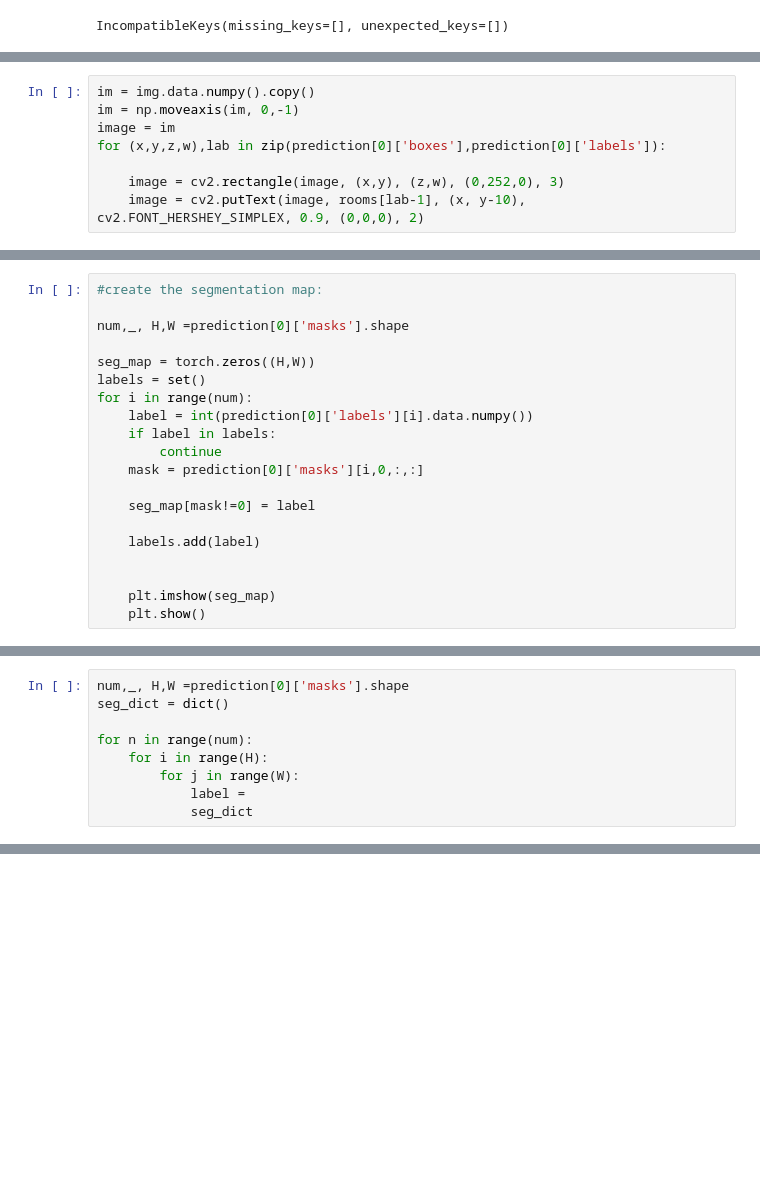
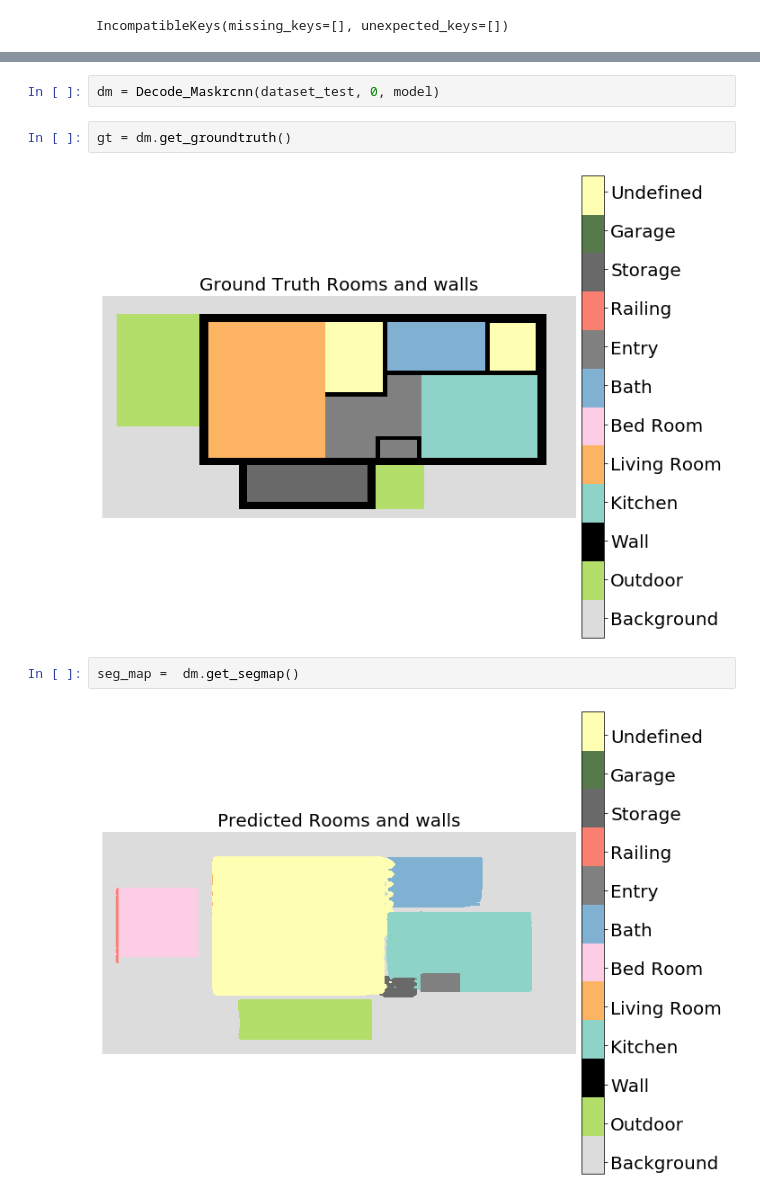
Before and after one commit to lianqiann/CubicasaProj, a Jupyter notebook: maskRCNN_lookup.ipynb, the cells around one changed output, grey strips where cells are left out. Saved outputs shown, nothing was run; the diff lists cells and outputs as text; blank space fills up the shorter version.

Commit message:
finish visualization

```diff
--- a/maskRCNN_lookup.ipynb
+++ b/maskRCNN_lookup.ipynb
@@ -238,8 +209,0 @@ with torch.no_grad():
-# %%
-im = img.data.numpy().copy()
-im = np.moveaxis(im, 0,-1)
-image = im
-for (x,y,z,w),lab in zip(prediction[0]['boxes'],prediction[0]['labels']):
-
-    image = cv2.rectangle(image, (x,y), (z,w), (0,252,0), 3)
-    image = cv2.putText(image, rooms[lab-1], (x, y-10), cv2.FONT_HERSHEY_SIMPLEX, 0.9, (0,0,0), 2)
@@ -258,20 +209,0 @@ plt.imshow(mask)
-# %%
-#create the segmentation map:
-
-num,_, H,W =prediction[0]['masks'].shape
-
-seg_map = torch.zeros((H,W))
-labels = set()
-for i in range(num):
-    label = int(prediction[0]['labels'][i].data.numpy())
-    if label in labels:
-        continue
-    mask = prediction[0]['masks'][i,0,:,:]
-
-    seg_map[mask!=0] = label
-
-    labels.add(label)
-
-
-    plt.imshow(seg_map)
-    plt.show()
@@ -293,9 +209,0 @@ plt.imshow(seg_map)
-# %%
-num,_, H,W =prediction[0]['masks'].shape
-seg_dict = dict()
-
-for n in range(num):
-    for i in range(H):
-        for j in range(W):
-            label =
-            seg_dict
@@ -301,0 +366,10 @@ for n in range(num):
+# %%
+dm = Decode_Maskrcnn(dataset_test, 0, model)
+# %%
+gt = dm.get_groundtruth()
+# %% [output]
+[figure, added]
+# %%
+seg_map =  dm.get_segmap()
+# %% [output]
+[figure, added]
```
Also changed, not shown: parts of 12 cells of this notebook.
